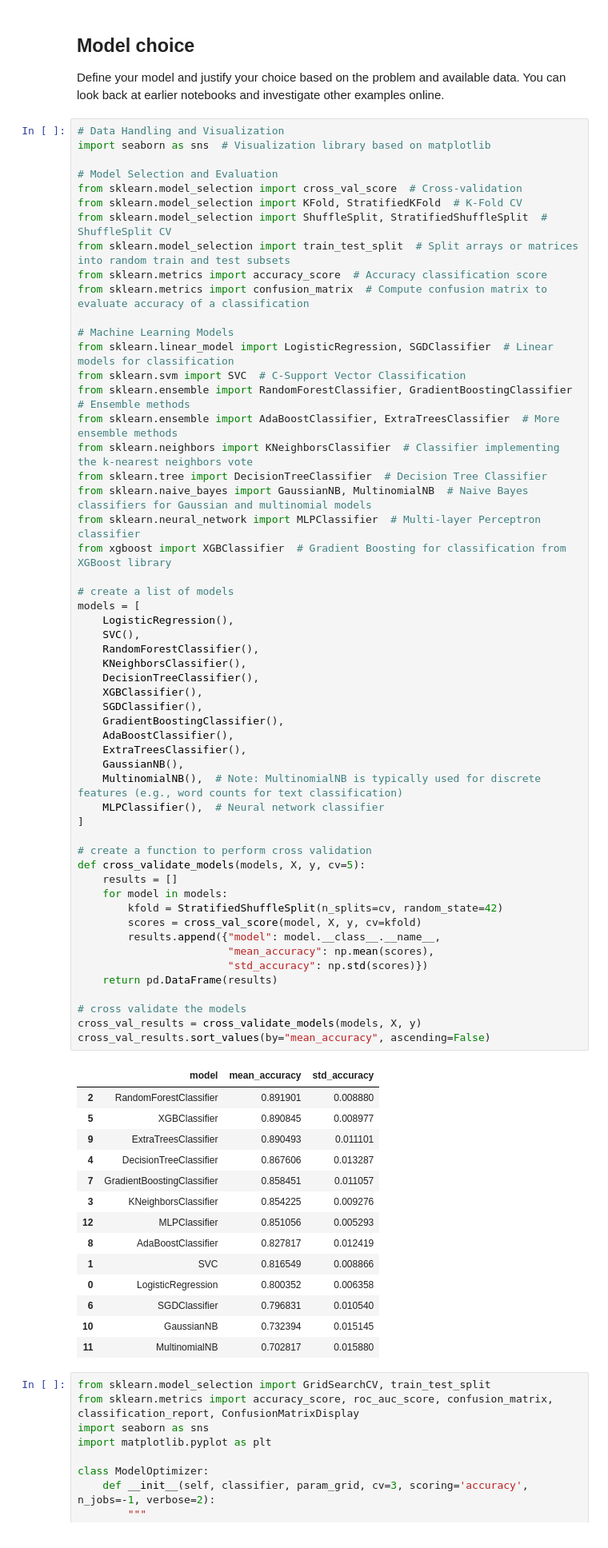
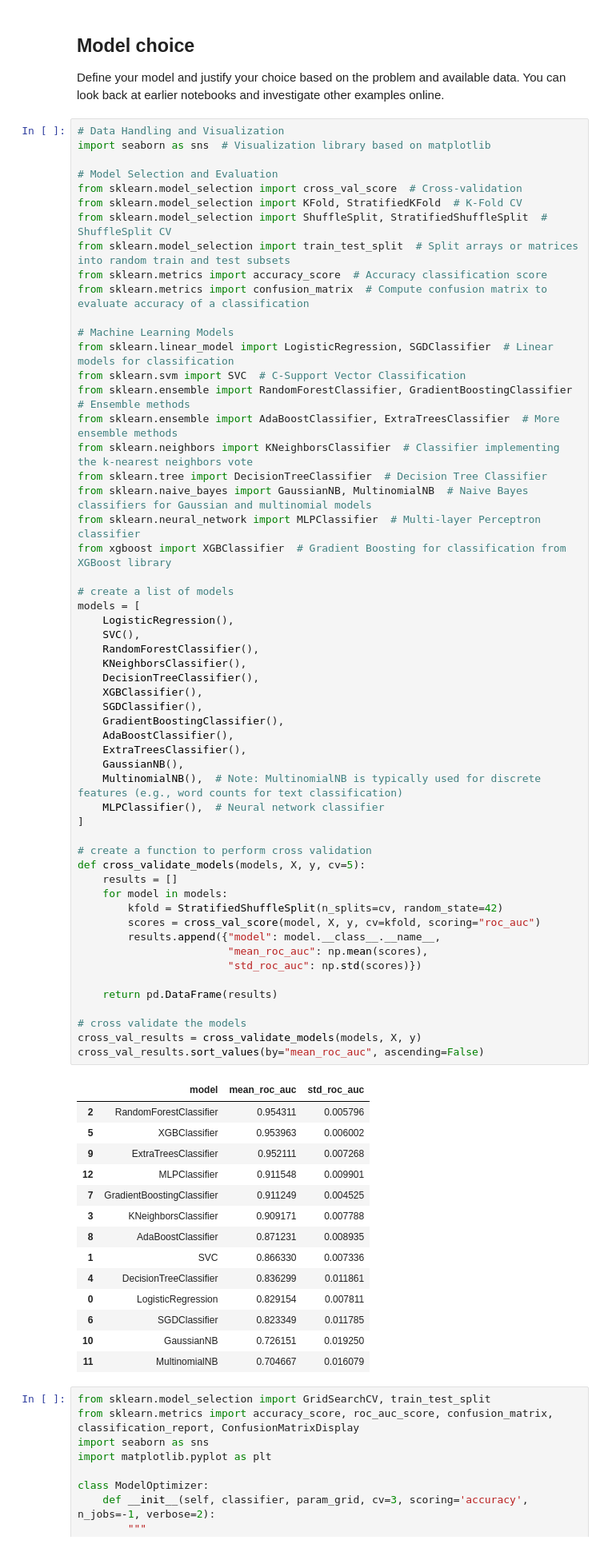
Before and after one commit to abhi0raj/Amorphous-classifier, a Jupyter notebook: main.ipynb, the cells around one changed output. Shown at 80% size. Cells and saved outputs as stored; diff of their text form.

Commit message:
Changeed scoring to roc auc

```diff
--- a/main.ipynb
+++ b/main.ipynb
@@ -344,51 +380,52 @@ from sklearn.neural_network import MLPClassifier  # Multi-layer Perceptron class
 from xgboost import XGBClassifier  # Gradient Boosting for classification from XGBoost library
 
 # create a list of models
 models = [
     LogisticRegression(),
     SVC(),
     RandomForestClassifier(),
     KNeighborsClassifier(),
     DecisionTreeClassifier(),
     XGBClassifier(),
     SGDClassifier(),
     GradientBoostingClassifier(),
     AdaBoostClassifier(),
     ExtraTreesClassifier(),
     GaussianNB(),
     MultinomialNB(),  # Note: MultinomialNB is typically used for discrete features (e.g., word counts for text classification)
     MLPClassifier(),  # Neural network classifier
 ]
 
 # create a function to perform cross validation
 def cross_validate_models(models, X, y, cv=5):
     results = []
     for model in models:
         kfold = StratifiedShuffleSplit(n_splits=cv, random_state=42)
-        scores = cross_val_score(model, X, y, cv=kfold)
+        scores = cross_val_score(model, X, y, cv=kfold, scoring="roc_auc")
         results.append({"model": model.__class__.__name__,
-                        "mean_accuracy": np.mean(scores),
-                        "std_accuracy": np.std(scores)})
+                        "mean_roc_auc": np.mean(scores),
+                        "std_roc_auc": np.std(scores)})
+
     return pd.DataFrame(results)
 
 # cross validate the models
 cross_val_results = cross_validate_models(models, X, y)
-cross_val_results.sort_values(by="mean_accuracy", ascending=False)
+cross_val_results.sort_values(by="mean_roc_auc", ascending=False)
 # %% [output]
-|  | model | mean_accuracy | std_accuracy |
-| 2 | RandomForestClassifier | 0.891901 | 0.008880 |
-| 5 | XGBClassifier | 0.890845 | 0.008977 |
-| 9 | ExtraTreesClassifier | 0.890493 | 0.011101 |
-| 4 | DecisionTreeClassifier | 0.867606 | 0.013287 |
-| 7 | GradientBoostingClassifier | 0.858451 | 0.011057 |
-| 3 | KNeighborsClassifier | 0.854225 | 0.009276 |
-| 12 | MLPClassifier | 0.851056 | 0.005293 |
-| 8 | AdaBoostClassifier | 0.827817 | 0.012419 |
-| 1 | SVC | 0.816549 | 0.008866 |
-| 0 | LogisticRegression | 0.800352 | 0.006358 |
-| 6 | SGDClassifier | 0.796831 | 0.010540 |
-| 10 | GaussianNB | 0.732394 | 0.015145 |
-| 11 | MultinomialNB | 0.702817 | 0.015880 |
+|  | model | mean_roc_auc | std_roc_auc |
+| 2 | RandomForestClassifier | 0.954311 | 0.005796 |
+| 5 | XGBClassifier | 0.953963 | 0.006002 |
+| 9 | ExtraTreesClassifier | 0.952111 | 0.007268 |
+| 12 | MLPClassifier | 0.911548 | 0.009901 |
+| 7 | GradientBoostingClassifier | 0.911249 | 0.004525 |
+| 3 | KNeighborsClassifier | 0.909171 | 0.007788 |
+| 8 | AdaBoostClassifier | 0.871231 | 0.008935 |
+| 1 | SVC | 0.866330 | 0.007336 |
+| 4 | DecisionTreeClassifier | 0.836299 | 0.011861 |
+| 0 | LogisticRegression | 0.829154 | 0.007811 |
+| 6 | SGDClassifier | 0.823349 | 0.011785 |
+| 10 | GaussianNB | 0.726151 | 0.019250 |
+| 11 | MultinomialNB | 0.704667 | 0.016079 |
 # %%
 from sklearn.model_selection import GridSearchCV, train_test_split
 from sklearn.metrics import accuracy_score, roc_auc_score, confusion_matrix, classification_report, ConfusionMatrixDisplay
```
Also changed, not shown: parts of 3 cells of this notebook.
